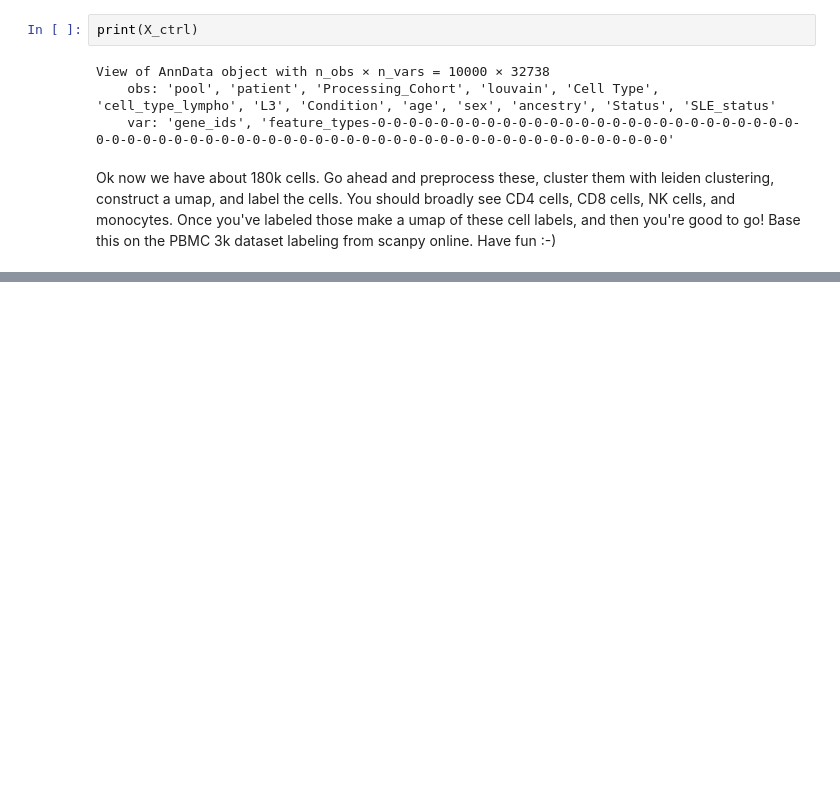
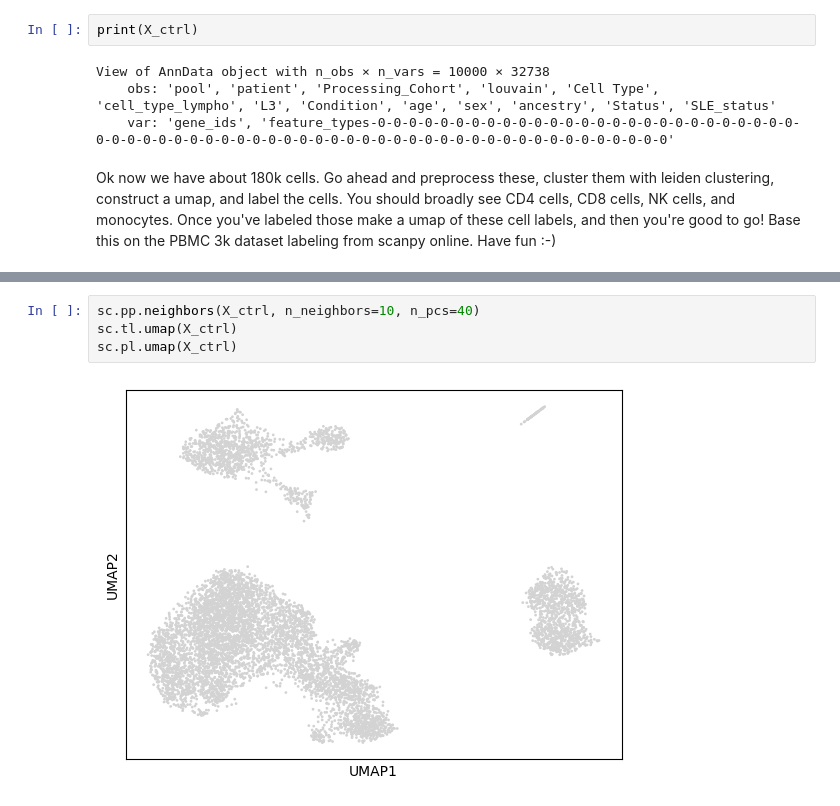
Before and after one commit to meyer-lab/bi-cytok, a Jupyter notebook: HelenPractice.ipynb, the cells around one changed output, grey strips where cells are left out. Saved outputs shown, nothing was run; the diff lists cells and outputs as text; blank space fills up the shorter version.

Commit message:
constructed the umap

```diff
--- a/HelenPractice.ipynb
+++ b/HelenPractice.ipynb
@@ -110,0 +136,6 @@ Ok now we have about 180k cells. Go ahead and preprocess these, cluster them wit
+# %%
+sc.pp.neighbors(X_ctrl, n_neighbors=10, n_pcs=40)
+sc.tl.umap(X_ctrl)
+sc.pl.umap(X_ctrl)
+# %% [output]
+[figure, added]
```
Also changed, not shown: parts of 3 cells of this notebook.
